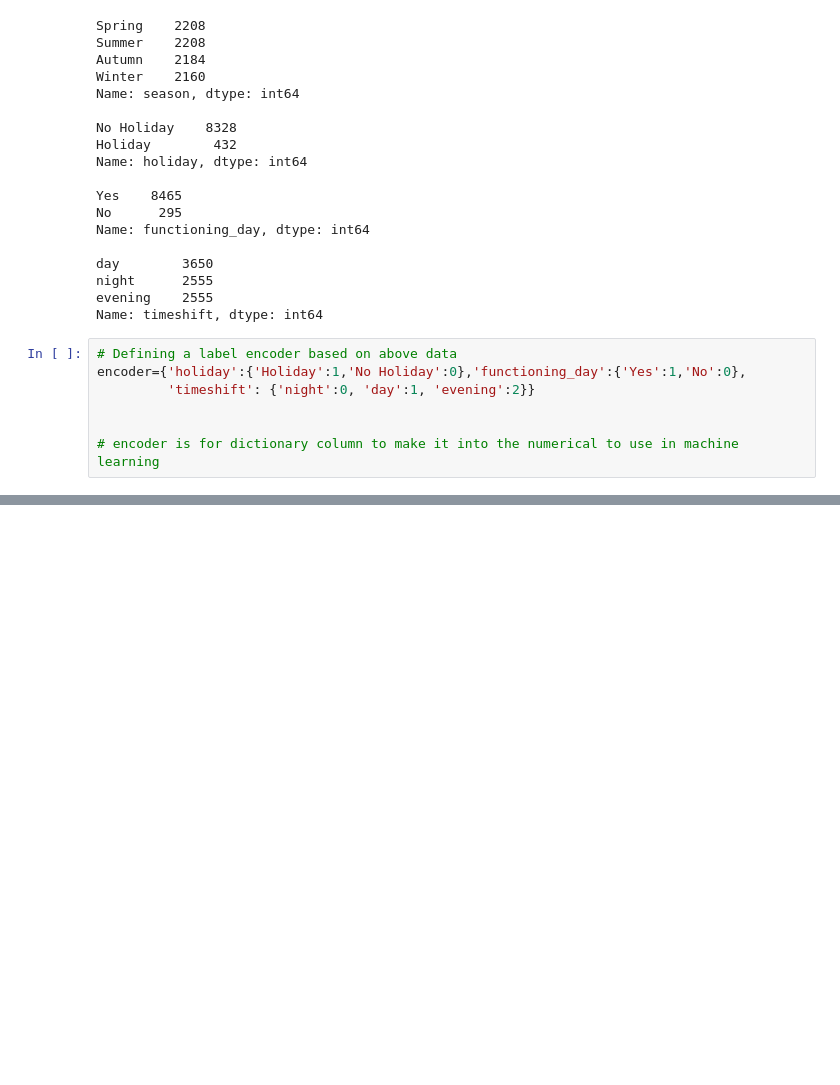
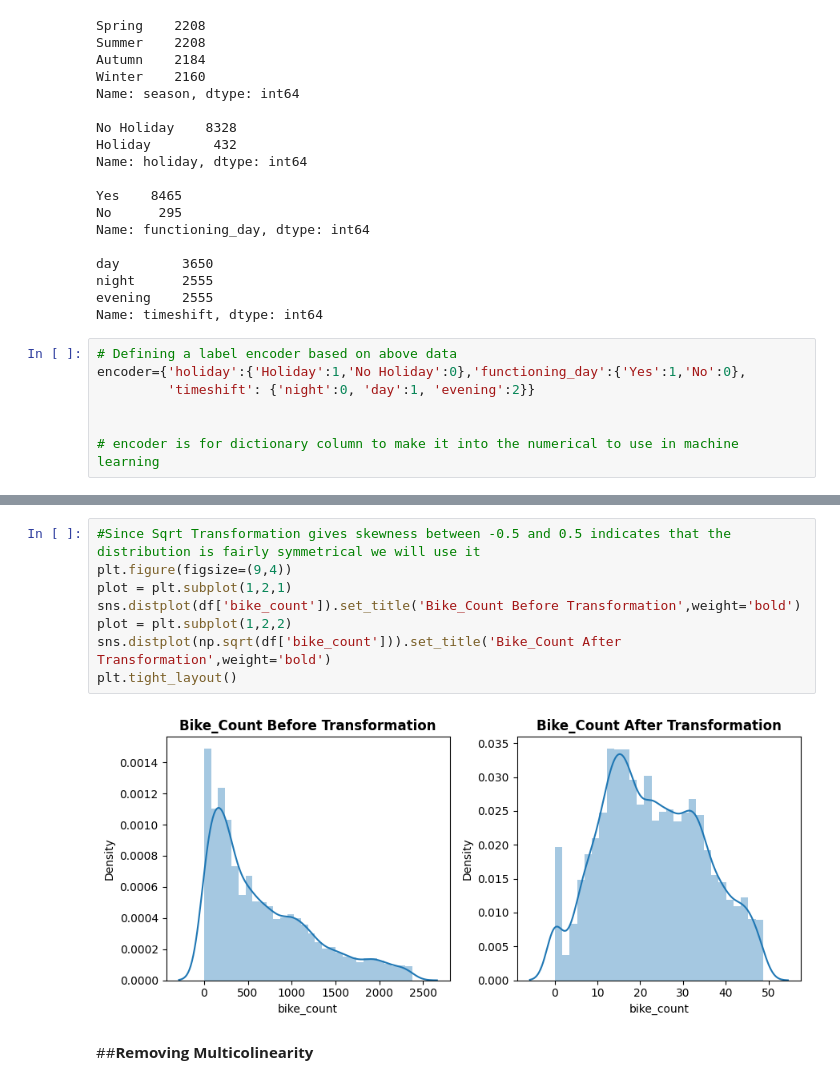
Before and after one commit to Mohit03singh/Bike-Sharing-Demand-Prediction-Regression-Project, a Jupyter notebook: capstone_project_machine_learning.ipynb, the cells around one changed output, grey strips where cells are left out. Saved outputs shown, nothing was run; the diff lists cells and outputs as text; blank space fills up the shorter version.

```diff
--- a/capstone_project_machine_learning.ipynb
+++ b/capstone_project_machine_learning.ipynb
@@ -241,0 +280,12 @@ encoder={'holiday':{'Holiday':1,'No Holiday':0},'functioning_day':{'Yes':1,'No':
+# %%
+#Since Sqrt Transformation gives skewness between -0.5 and 0.5 indicates that the distribution is fairly symmetrical we will use it
+plt.figure(figsize=(9,4))
+plot = plt.subplot(1,2,1)
+sns.distplot(df['bike_count']).set_title('Bike_Count Before Transformation',weight='bold')
+plot = plt.subplot(1,2,2)
+sns.distplot(np.sqrt(df['bike_count'])).set_title('Bike_Count After Transformation',weight='bold')
+plt.tight_layout()
+# %% [output]
+[figure, added]
+# %% [markdown]
+##**Removing Multicolinearity**
```
Also changed, not shown: parts of 12 cells of this notebook.
